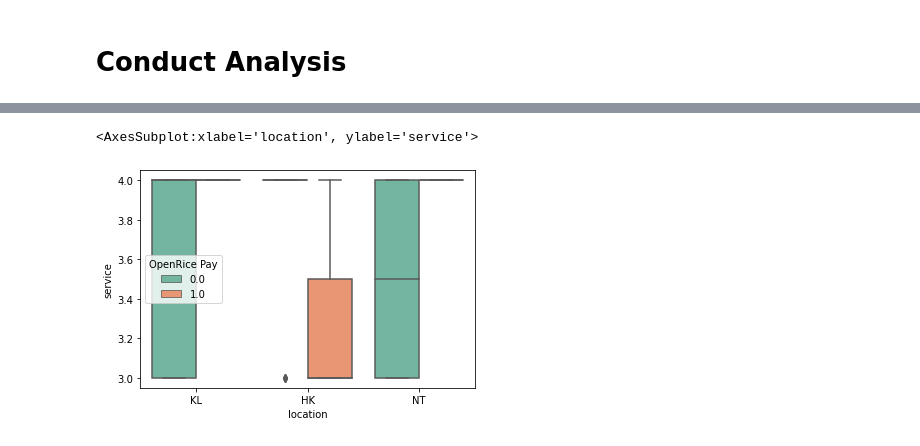
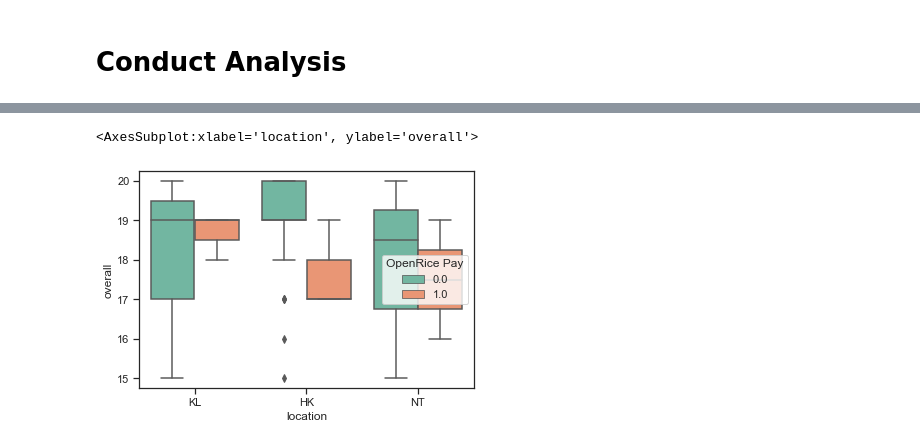
Before and after one commit to noodleconference/ISOM3400, a Jupyter notebook: Visualize_results_zoe.ipynb, the cells around one changed output, grey strips where cells are left out. Drawn from its saved outputs; the diff is of its cells as text; code cells hidden in the pictures.

```diff
--- a/Visualize_results_zoe.ipynb
+++ b/Visualize_results_zoe.ipynb
@@ -363,12 +365,12 @@ g = sns.boxplot(
 
 )
 # %%
-sns.boxplot(x="location", y="service",
+sns.boxplot(x="location", y="overall",
             hue="OpenRice Pay", palette='Set2',
             data=df_pay_200_all)
 # %% [output]
-<AxesSubplot:xlabel='location', ylabel='service'>
+<AxesSubplot:xlabel='location', ylabel='overall'>
-[figure, old version]
+[figure, new version]
 # %%
 #for i in ['taste', 'decor', 'service',  'hygiene', 'value','overall']: #num_facility
 
```
Also changed, not shown: parts of 12 cells of this notebook.
